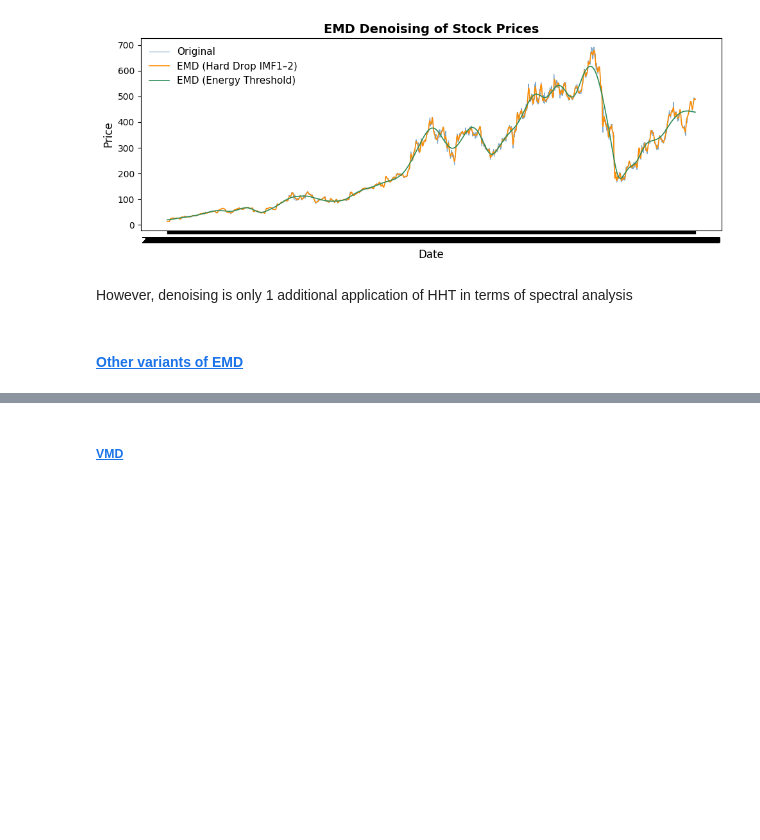
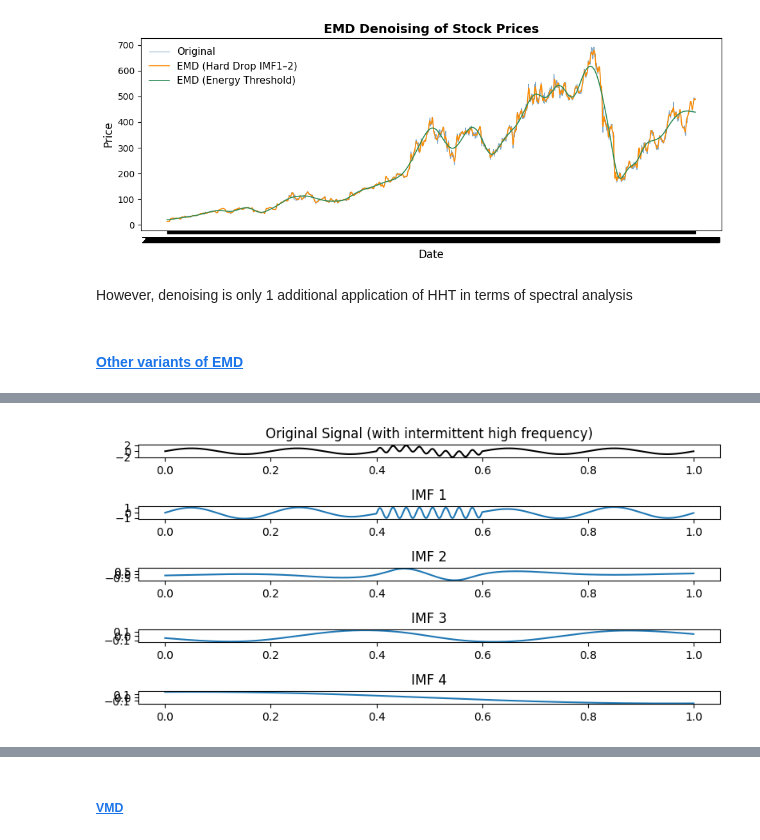
Before and after one commit to GinHikat/OmniTS_for_Stock, a Jupyter notebook: notebooks/preprocessing_benchmark.ipynb, the cells around one changed output, grey strips where cells are left out. Cells and saved outputs as stored; diff of their text form; code cells hidden in the pictures; blank space fills up the shorter version.

```diff
--- a/notebooks/preprocessing_benchmark.ipynb
+++ b/notebooks/preprocessing_benchmark.ipynb
@@ -1629,0 +1636,30 @@ df_NFLX = pd.read_csv('D:/Study/Education/Projects/OmniTS/data/temp.csv')
+# %%
+# Time axis
+t = np.linspace(0, 1, 1000)
+
+# Low-frequency component
+low_freq = np.sin(2 * np.pi * 5 * t)
+
+# High-frequency component, but only present between 0.4 and 0.6s
+high_freq = np.sin(2 * np.pi * 40 * t) * ((t > 0.4) & (t < 0.6))
+
+# Combined signal
+signal = low_freq + high_freq
+
+emd = EMD()
+imfs = emd(signal)
+
+plt.figure(figsize=(8, 4))
+plt.subplot(len(imfs)+1, 1, 1)
+plt.plot(t, signal, 'k')
+plt.title("Original Signal (with intermittent high frequency)")
+
+for i, imf in enumerate(imfs):
+    plt.subplot(len(imfs)+1, 1, i+2)
+    plt.plot(t, imf)
+    plt.title(f"IMF {i+1}")
+
+plt.tight_layout()
+plt.show()
+# %% [output]
+[figure, added]
```
Also changed, not shown: parts of 34 cells of this notebook, 2 other files.
